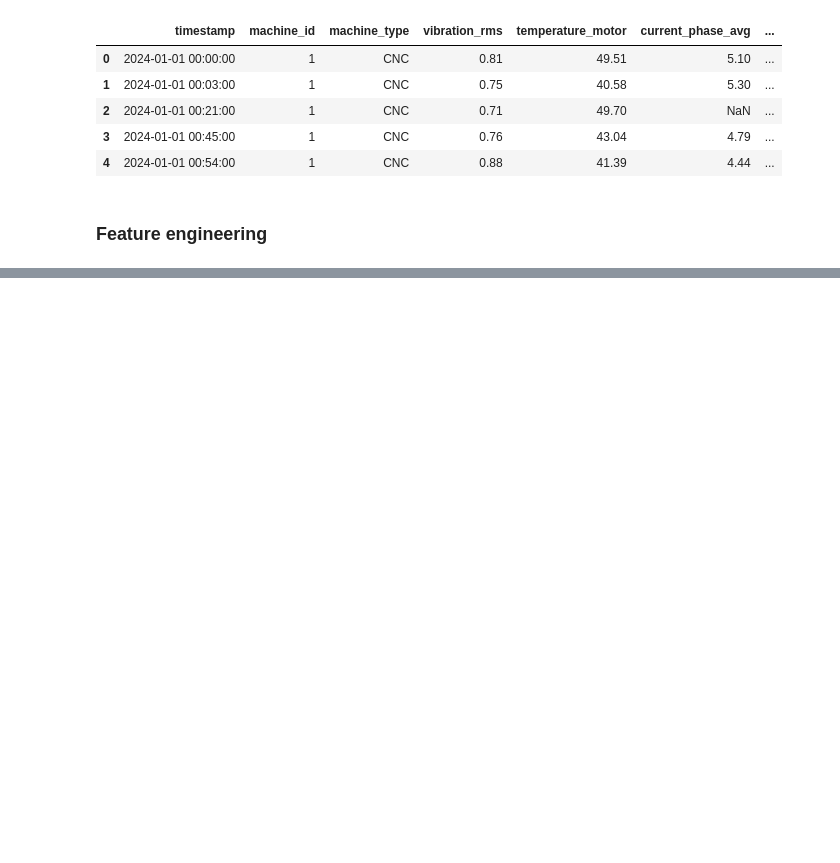
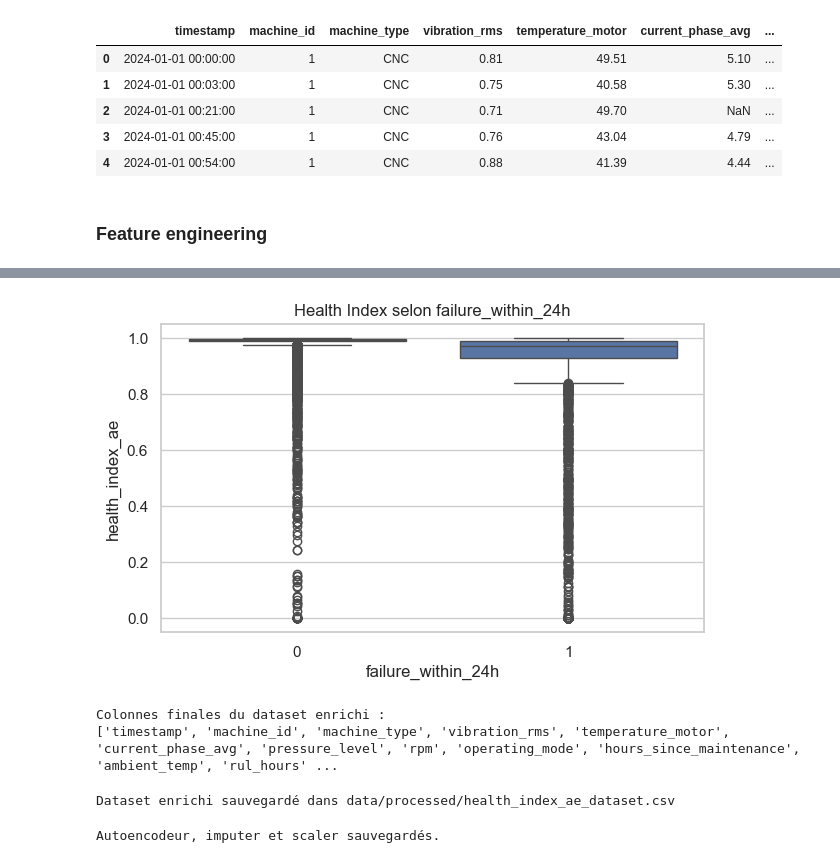
Before and after one commit to AdaheK/predictive-maintenance, a Jupyter notebook: notebooks/02_preprocessing.ipynb, the cells around one changed output, grey strips where cells are left out. Cells and saved outputs as stored; diff of their text form; code cells hidden in the pictures; blank space fills up the shorter version.

```diff
--- a/notebooks/02_preprocessing.ipynb
+++ b/notebooks/02_preprocessing.ipynb
@@ -123,0 +184,28 @@ Name: health_score, dtype: float64
+# %%
+plt.figure(figsize=(7, 4))
+sns.boxplot(data=df_final, x="failure_within_24h", y="health_index_ae")
+plt.title("Health Index selon failure_within_24h")
+plt.xlabel("failure_within_24h")
+plt.ylabel("health_index_ae")
+plt.show()
+# %% [output]
+[figure, added]
+# %%
+print("Colonnes finales du dataset enrichi :")
+print(df_final.columns.tolist())
+# %% [output]
+Colonnes finales du dataset enrichi :
+['timestamp', 'machine_id', 'machine_type', 'vibration_rms', 'temperature_motor', 'current_phase_avg', 'pressure_level', 'rpm', 'operating_mode', 'hours_since_maintenance', 'ambient_temp', 'rul_hours' ...
+# %%
+df_final.to_csv(f"{PROCESSED_PATH}/health_index_ae_dataset.csv", index=False)
+print("Dataset enrichi sauvegardé dans data/processed/health_index_ae_dataset.csv")
+# %% [output]
+Dataset enrichi sauvegardé dans data/processed/health_index_ae_dataset.csv
+# %%
+autoencoder.save(f"{MODELS_PATH}/health_index_autoencoder.keras")
+joblib.dump(imputer_ae, f"{MODELS_PATH}/health_index_ae_imputer.joblib")
+joblib.dump(scaler_ae, f"{MODELS_PATH}/health_index_ae_scaler.joblib")
+
+print("Autoencodeur, imputer et scaler sauvegardés.")
+# %% [output]
+Autoencodeur, imputer et scaler sauvegardés.
```
Also changed, not shown: parts of 13 cells of this notebook, 13 other files.
